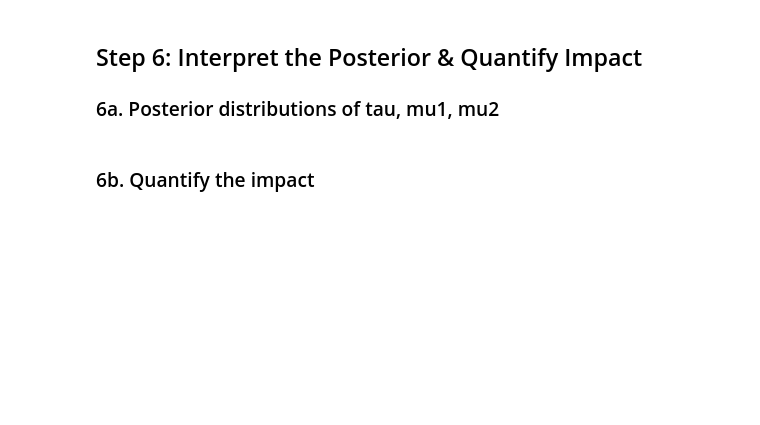
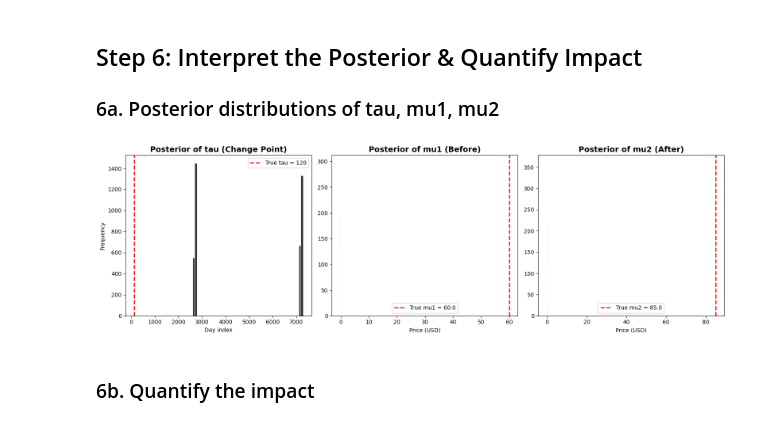
Before and after one commit to Rakeb-sys/Statistical-Modeling-of-Time-Series-Data, a Jupyter notebook: notebooks/eda_change.ipynb, the cells around one changed output. Saved outputs shown, nothing was run; the diff lists cells and outputs as text; code cells hidden in the pictures; blank space fills up the shorter version.

```diff
--- a/notebooks/eda_change.ipynb
+++ b/notebooks/eda_change.ipynb
@@ -352,32 +423,34 @@ plt.show()
 # %%
 posterior = trace.posterior
 tau_samples = posterior["tau"].values.flatten()
-mu1_samples = posterior["mu1"].values.flatten()
-mu2_samples = posterior["mu2"].values.flatten()
+mu1_samples = posterior["mu_1"].values.flatten()
+mu2_samples = posterior["mu_2"].values.flatten()
 
 fig, axes = plt.subplots(1, 3, figsize=(16, 5))
 
 axes[0].hist(tau_samples, bins=50, color="black", alpha=0.85, edgecolor="white")
 axes[0].axvline(TRUE_TAU, color="red", linestyle="--", linewidth=2, label=f"True tau = {TRUE_TAU}")
 axes[0].set_title("Posterior of tau (Change Point)", fontsize=14, fontweight="bold")
 axes[0].set_xlabel("Day index")
 axes[0].set_ylabel("Frequency")
 axes[0].legend()
 
 axes[1].hist(mu1_samples, bins=50, color="black", alpha=0.7, edgecolor="white")
 axes[1].axvline(TRUE_MU1, color="red", linestyle="--", linewidth=2, label=f"True mu1 = {TRUE_MU1}")
 axes[1].set_title("Posterior of mu1 (Before)", fontsize=14, fontweight="bold")
 axes[1].set_xlabel("Price (USD)")
 axes[1].legend()
 
 axes[2].hist(mu2_samples, bins=50, color="black", alpha=0.7, edgecolor="white")
 axes[2].axvline(TRUE_MU2, color="red", linestyle="--", linewidth=2, label=f"True mu2 = {TRUE_MU2}")
 axes[2].set_title("Posterior of mu2 (After)", fontsize=14, fontweight="bold")
 axes[2].set_xlabel("Price (USD)")
 axes[2].legend()
 
 plt.tight_layout()
 plt.show()
+# %% [output]
+[figure, added]
 # %% [markdown]
 ### 6b. Quantify the impact
 # %%
```
Also changed, not shown: parts of 16 cells of this notebook, 1 other file.
